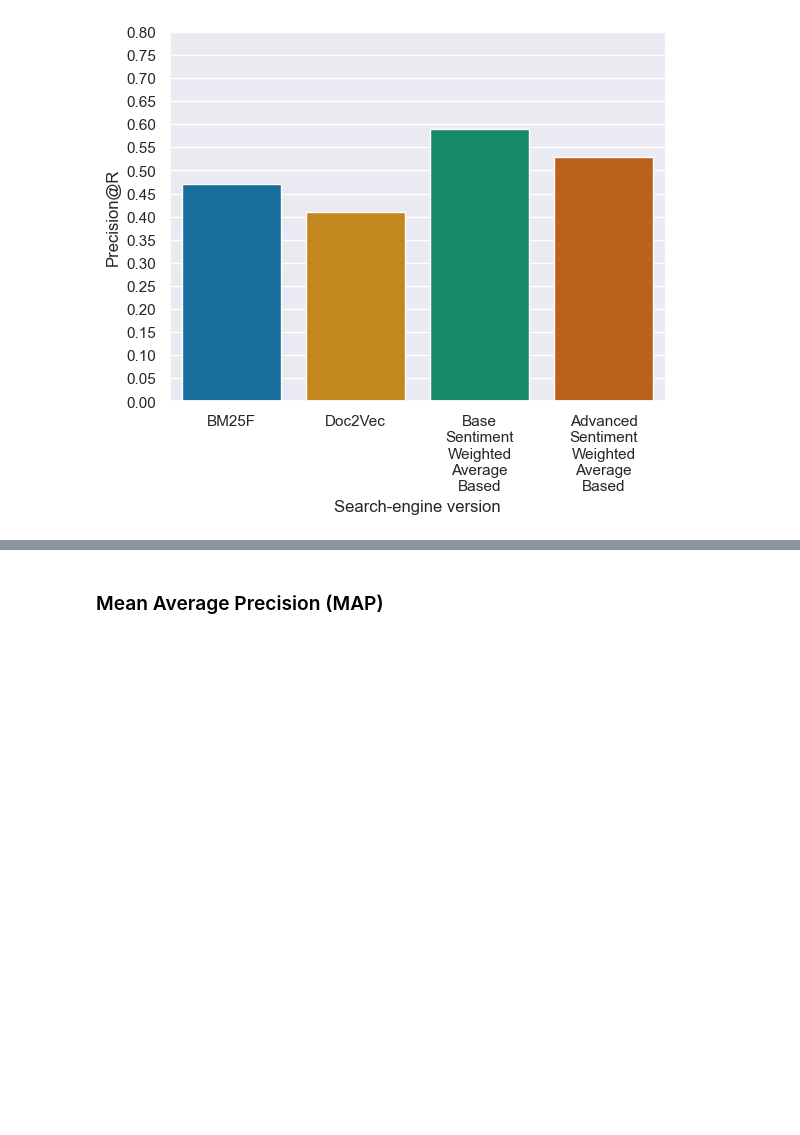
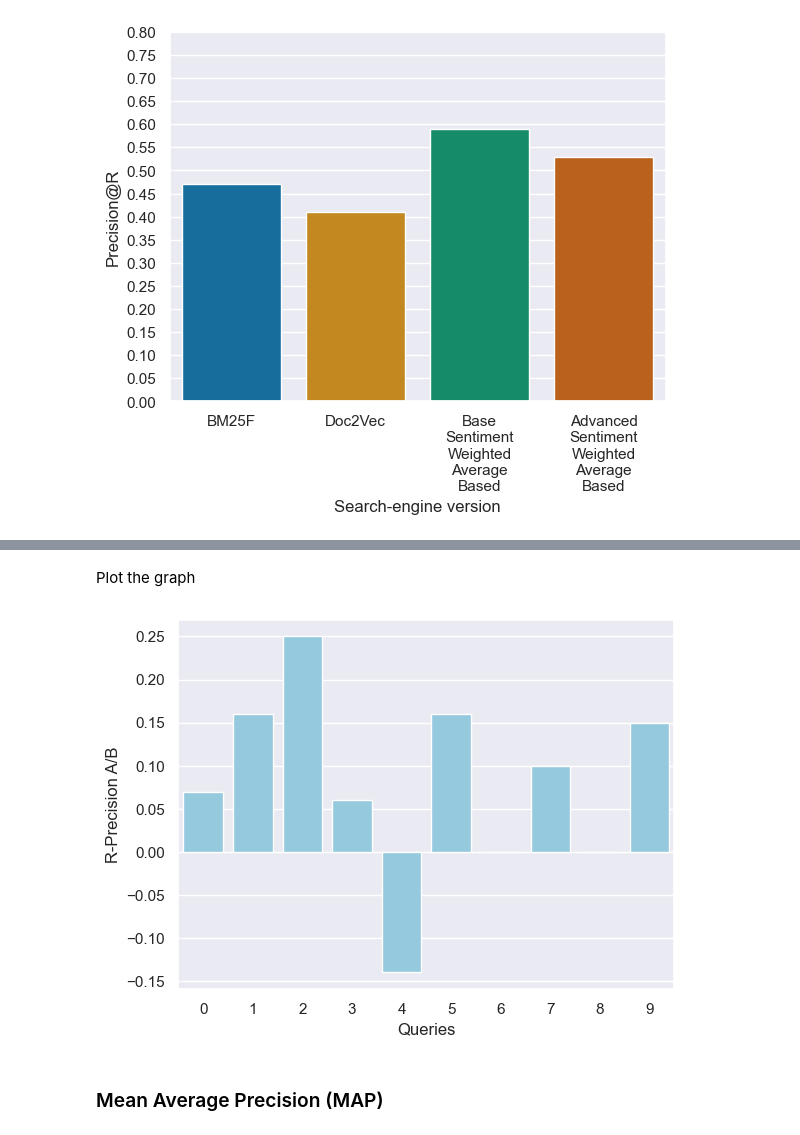
Before and after one commit to albertonuzzaci/ProgettoGestione, a Jupyter notebook: benchmarks.ipynb, the cells around one changed output, grey strips where cells are left out. Saved outputs shown, nothing was run; the diff lists cells and outputs as text; code cells hidden in the pictures; blank space fills up the shorter version.

Commit message:
Added RP Comparison

```diff
--- a/benchmarks.ipynb
+++ b/benchmarks.ipynb
@@ -261,0 +262,17 @@ pltRP.yaxis.set_major_locator(MultipleLocator(0.05))
+# %%
+'''
+Available models:
+- "BM25F"
+- "Doc2Vec"
+- "Base Sentiment Weighted Average Based"
+- "Advanced Sentiment Weighted Average Based"
+'''
+
+model1 = "BM25F"
+model2 = "Doc2Vec"
+
+for model, model_name in models:
+    if model1 == model_name:
+        model1 = model
+    if model2 == model_name:
+        model2 = model
@@ -262,3 +285,24 @@ pltRP.yaxis.set_major_locator(MultipleLocator(0.05))
+# %%
+RP_comparison = []
+for q in queries:
+    tmpB = Benchmark(q)
+    model1Res = tmpB.getResults(20, model1)
+    model2Res = tmpB.getResults(20, model2)
+
+    RP_comparison.append(
+        tmpB.getRPrecision(model1Res) - tmpB.getRPrecision(model2Res)
+    )
+# %% [markdown]
+Plot the graph
+# %%
+df = pd.DataFrame({
+    'Queries': range(0, len(RP_comparison)),
+    'R-Precision A/B': RP_comparison
+})
+
+pltRP_comp = sns.barplot(x='Queries', y='R-Precision A/B', data=df, color='skyblue')
+# %% [output]
+[figure, added]
 # %% [markdown]
 ### Mean Average Precision (MAP)
 # %% [markdown]
```
Also changed, not shown: parts of 6 cells of this notebook.
